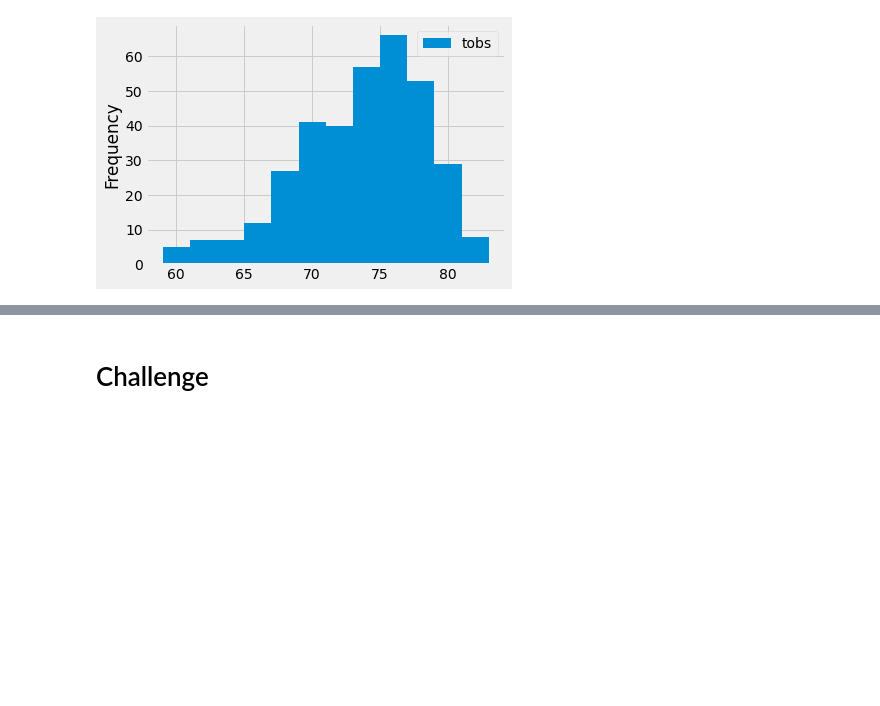
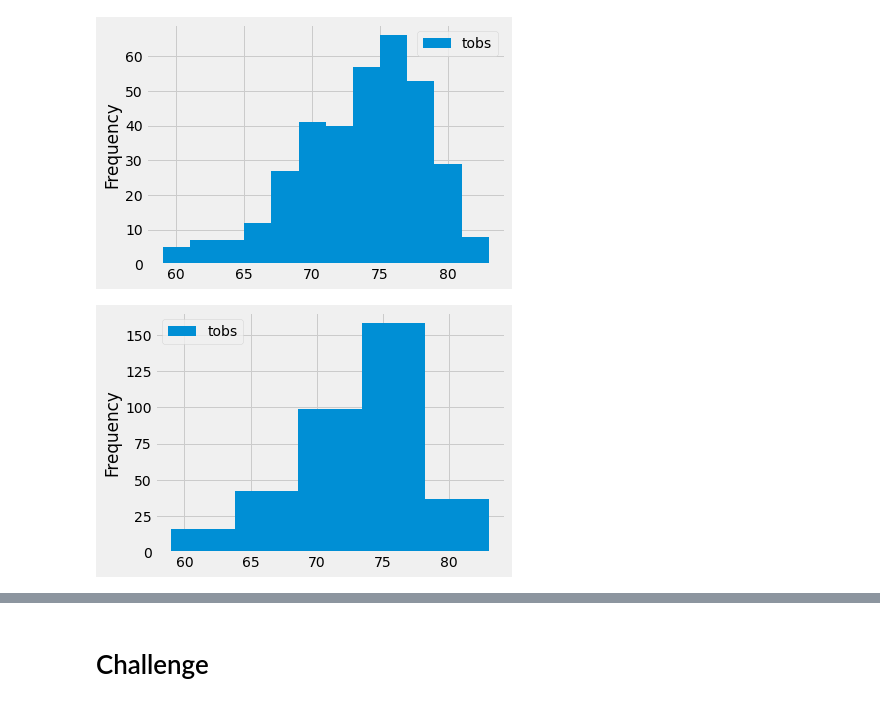
Before and after one commit to PJ427/Surfs_Up, a Jupyter notebook: climate_analysis.ipynb, the cells around one changed output, grey strips where cells are left out. Drawn from its saved outputs; the diff is of its cells as text; code cells hidden in the pictures; blank space fills up the shorter version.

```diff
--- a/climate_analysis.ipynb
+++ b/climate_analysis.ipynb
@@ -134,3 +137,9 @@ df.plot.hist(bins=12)
 plt.tight_layout()
 # %% [output]
 [figure]
+# %%
+# SKILL DRILL Plot the Temp Observations in a histogram
+df.plot.hist(bins=5)
+plt.tight_layout()
+# %% [output]
+[figure, added]
```
Also changed, not shown: parts of 3 cells of this notebook, 2 other files.
